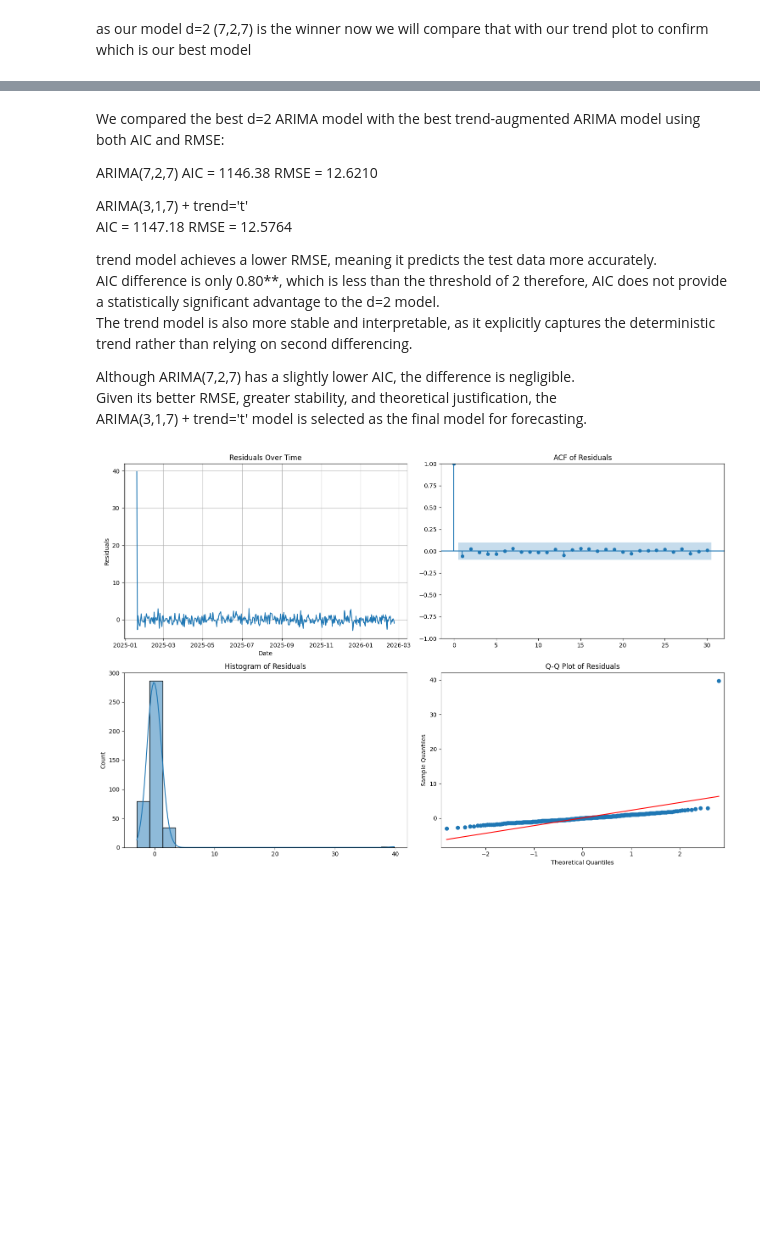
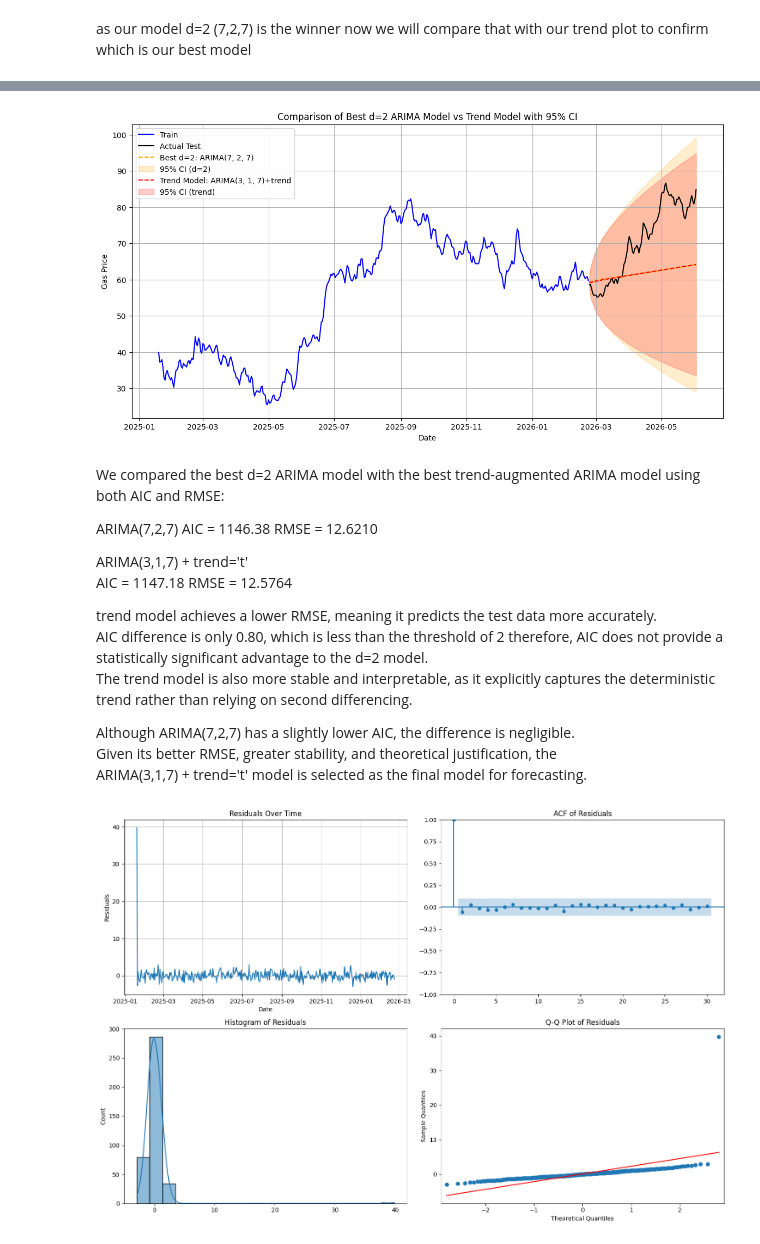
Before and after one commit to Revanth214214/gas_prices_forecasting, a Jupyter notebook: notebooks/01_eda_arma.ipynb, the cells around one changed output, grey strips where cells are left out. Saved outputs shown, nothing was run; the diff lists cells and outputs as text; code cells hidden in the pictures; blank space fills up the shorter version.

```diff
--- a/notebooks/01_eda_arma.ipynb
+++ b/notebooks/01_eda_arma.ipynb
@@ -547,3 +593,75 @@ plt.show()
+# %%
+def plot_arima_d2_vs_trend(
+    train_series,
+    test_series,
+    order_d2=(7,2,7),
+    order_trend=(3,1,7)
+):
+
+    # Fit models
+    model_d2 = ARIMA(train_series, order=order_d2).fit()
+    model_trend = ARIMA(train_series, order=order_trend, trend='t').fit()
+
+    # Forecast
+    fc_d2 = model_d2.get_forecast(steps=len(test_series))
+    fc_trend = model_trend.get_forecast(steps=len(test_series))
+
+    d2_mean = fc_d2.predicted_mean
+    d2_ci = fc_d2.conf_int()
+
+    trend_mean = fc_trend.predicted_mean
+    trend_ci = fc_trend.conf_int()
+
+    # Plot
+    plt.figure(figsize=(14,7))
+
+    # Train
+    plt.plot(train_series.index, train_series, label="Train", color="blue")
+
+    # Test
+    plt.plot(test_series.index, test_series, label="Actual Test", color="black")
+
+    # d=2 forecast
+    plt.plot(test_series.index, d2_mean,
+             label=f"Best d=2: ARIMA{order_d2}",
+             linestyle="--", color="orange")
+    plt.fill_between(
+        test_series.index,
+        d2_ci.iloc[:,0].values,
+        d2_ci.iloc[:,1].values,
+        color="orange",
+        alpha=0.2,
+        label="95% CI (d=2)"
+    )
+
+    # Trend model forecast
+    plt.plot(test_series.index, trend_mean,
+             label=f"Trend Model: ARIMA{order_trend}+trend",
+             linestyle="--", color="red")
+    plt.fill_between(
+        test_series.index,
+        trend_ci.iloc[:,0].values,
+        trend_ci.iloc[:,1].values,
+        color="red",
+        alpha=0.2,
+        label="95% CI (trend)"
+    )
+
+    plt.title("Comparison of Best d=2 ARIMA Model vs Trend Model with 95% CI")
+    plt.xlabel("Date")
+    plt.ylabel("Gas Price")
+    plt.legend()
+    plt.grid(True)
+    plt.show()
+
+plot_arima_d2_vs_trend(
+    y_train,
+    y_test,
+    order_d2=(7,2,7),
+    order_trend=(3,1,7)
+)
+# %% [output]
+[figure, added]
 # %% [markdown]
 We compared the best d=2 ARIMA model with the best trend-augmented ARIMA model using both AIC and RMSE:
 
@@ -557,7 +675,7 @@ RMSE = 12.5764
 
 
 trend model achieves a lower RMSE, meaning it predicts the test data more accurately.
-AIC difference is only 0.80**, which is less than the threshold of 2
+AIC difference is only 0.80, which is less than the threshold of 2
 therefore, AIC does not provide a statistically significant advantage to the d=2 model.
 The trend model is also more stable and interpretable, as it explicitly captures the deterministic trend rather than relying on second differencing.
 
```
Also changed, not shown: parts of 18 cells of this notebook, 1 other file.
